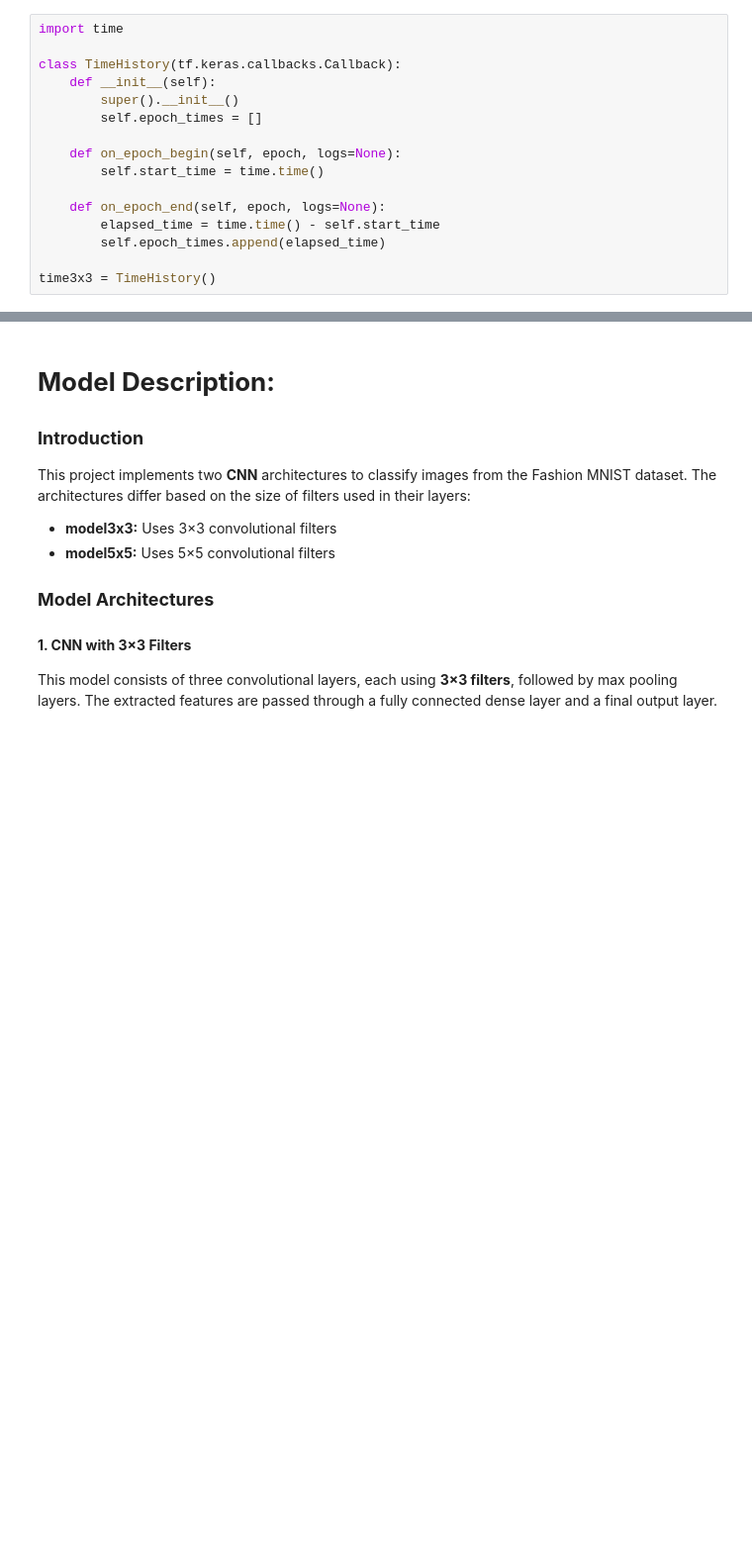
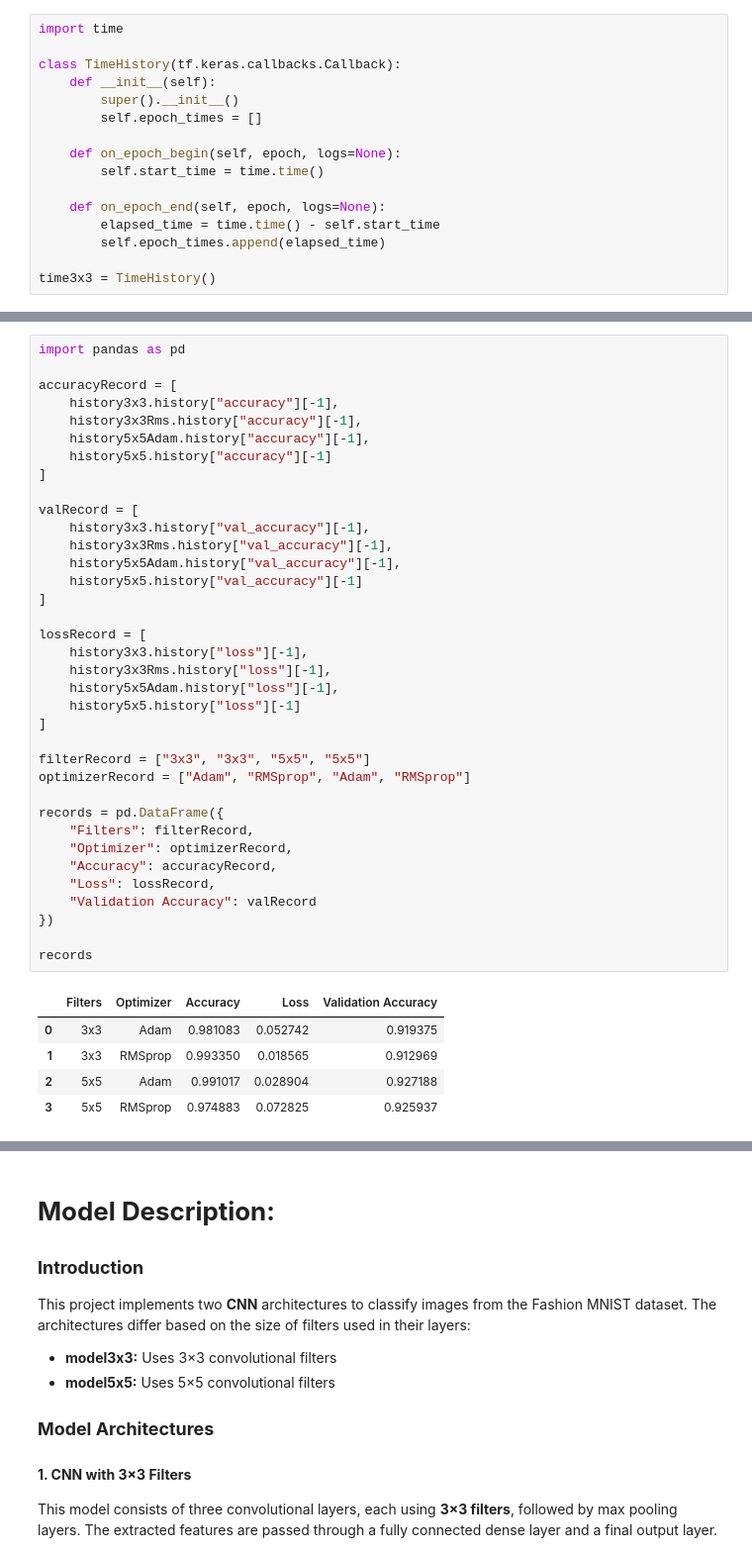
Before and after one commit to pungaliadarshil/23UADS4111-Darshil_Pungalia-NNLAB-2025, a Jupyter notebook: Exp-5.ipynb, the cells around one changed output, grey strips where cells are left out. Shown: that part at 99% size. Saved outputs shown, nothing was run; the diff lists cells and outputs as text; blank space fills up the shorter version.

```diff
--- a/Exp-5.ipynb
+++ b/Exp-5.ipynb
@@ -182,3 +273,45 @@ history5x5Adam = model5x5.fit(Xtrain.repeat(),
+# %%
+import pandas as pd
+
+accuracyRecord = [
+    history3x3.history["accuracy"][-1],
+    history3x3Rms.history["accuracy"][-1],
+    history5x5Adam.history["accuracy"][-1],
+    history5x5.history["accuracy"][-1]
+]
+
+valRecord = [
+    history3x3.history["val_accuracy"][-1],
+    history3x3Rms.history["val_accuracy"][-1],
+    history5x5Adam.history["val_accuracy"][-1],
+    history5x5.history["val_accuracy"][-1]
+]
+
+lossRecord = [
+    history3x3.history["loss"][-1],
+    history3x3Rms.history["loss"][-1],
+    history5x5Adam.history["loss"][-1],
+    history5x5.history["loss"][-1]
+]
+
+filterRecord = ["3x3", "3x3", "5x5", "5x5"]
+optimizerRecord = ["Adam", "RMSprop", "Adam", "RMSprop"]
+
+records = pd.DataFrame({
+    "Filters": filterRecord,
+    "Optimizer": optimizerRecord,
+    "Accuracy": accuracyRecord,
+    "Loss": lossRecord,
+    "Validation Accuracy": valRecord
+})
+
+records
+# %% [output]
+|  | Filters | Optimizer | Accuracy | Loss | Validation Accuracy |
+| 0 | 3x3 | Adam | 0.981083 | 0.052742 | 0.919375 |
+| 1 | 3x3 | RMSprop | 0.993350 | 0.018565 | 0.912969 |
+| 2 | 5x5 | Adam | 0.991017 | 0.028904 | 0.927188 |
+| 3 | 5x5 | RMSprop | 0.974883 | 0.072825 | 0.925937 |
 # %%
 # Time Comparision
 epochs = range(1, len(time3x3.epoch_times) + 1)
```
Also changed, not shown: parts of 18 cells of this notebook.
